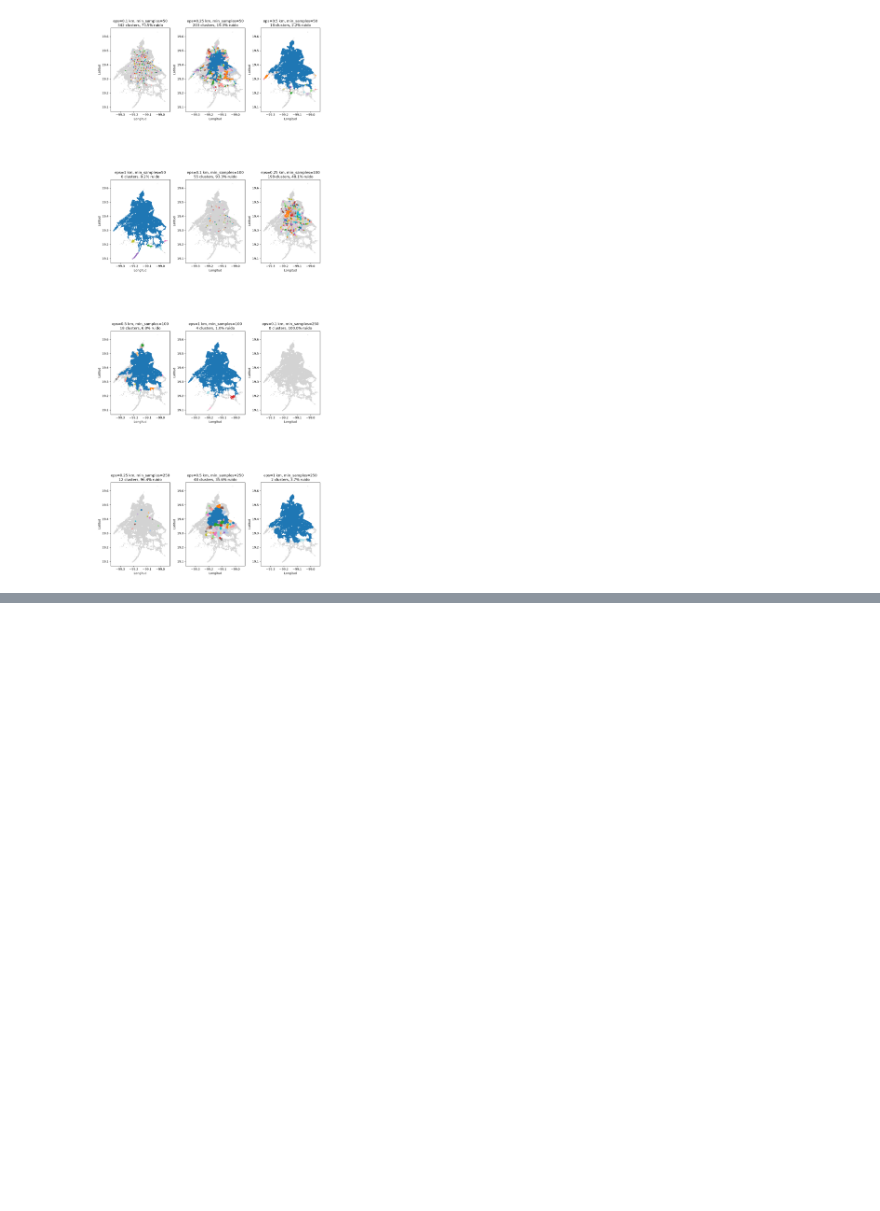
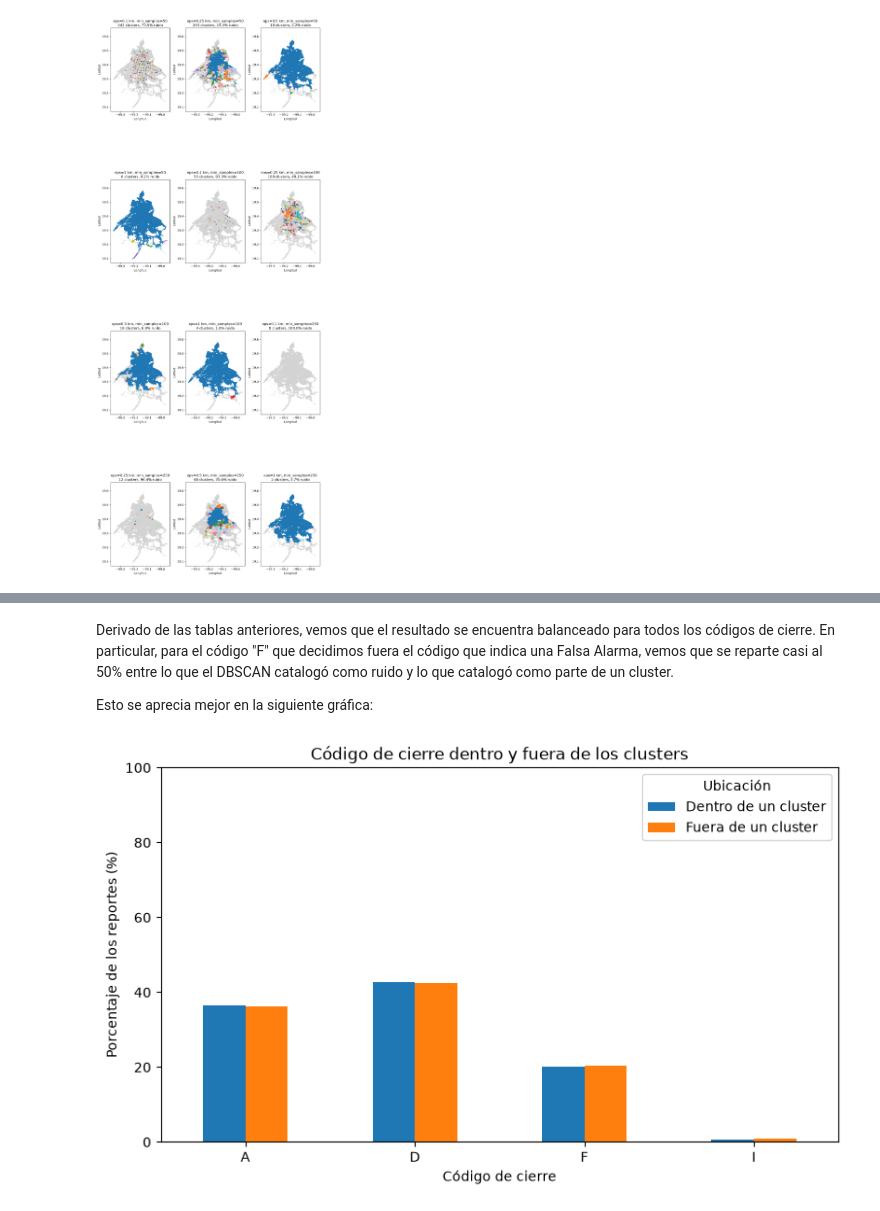
Before and after one commit to xuxonv-sys/ds-project-team2, a Jupyter notebook: notebooks/nb04_no_supervisado_c5.ipynb, the cells around one changed output, grey strips where cells are left out. Saved outputs shown, nothing was run; the diff lists cells and outputs as text; code cells hidden in the pictures; blank space fills up the shorter version.

```diff
--- a/notebooks/nb04_no_supervisado_c5.ipynb
+++ b/notebooks/nb04_no_supervisado_c5.ipynb
@@ -288,0 +370,11 @@ plt.show()
+# %%
+ubicacion = df['en_cluster'].map({True: 'Dentro de un cluster', False: 'Fuera de un cluster'})
+
+conteos = pd.crosstab(ubicacion, df['codigo_cierre'])
+conteos['Total'] = conteos.sum(axis=1)
+print('Conteos de reportes:')
+display(conteos)
+
+proporciones = pd.crosstab(ubicacion, df['codigo_cierre'], normalize='index') * 100
+print('Porcentaje de reportes:')
+display(proporciones.round(1))
@@ -288,0 +392,14 @@ plt.show()
+# %% [markdown]
+Derivado de las tablas anteriores, vemos que el resultado se encuentra balanceado para todos los códigos de cierre. En particular, para el código "F" que decidimos fuera el código que indica una Falsa Alarma, vemos que se reparte casi al 50% entre lo que el DBSCAN catalogó como ruido y lo que catalogó como parte de un cluster.
+
+Esto se aprecia mejor en la siguiente gráfica:
+# %%
+proporciones.T.plot(kind='bar', figsize=(9, 5), rot=0)
+plt.xlabel('Código de cierre')
+plt.ylabel('Porcentaje de los reportes (%)')
+plt.title('Código de cierre dentro y fuera de los clusters')
+plt.ylim(0, 100)
+plt.legend(title='Ubicación')
+plt.show()
+# %% [output]
+[figure, added]
```
Also changed, not shown: parts of 14 cells of this notebook.
